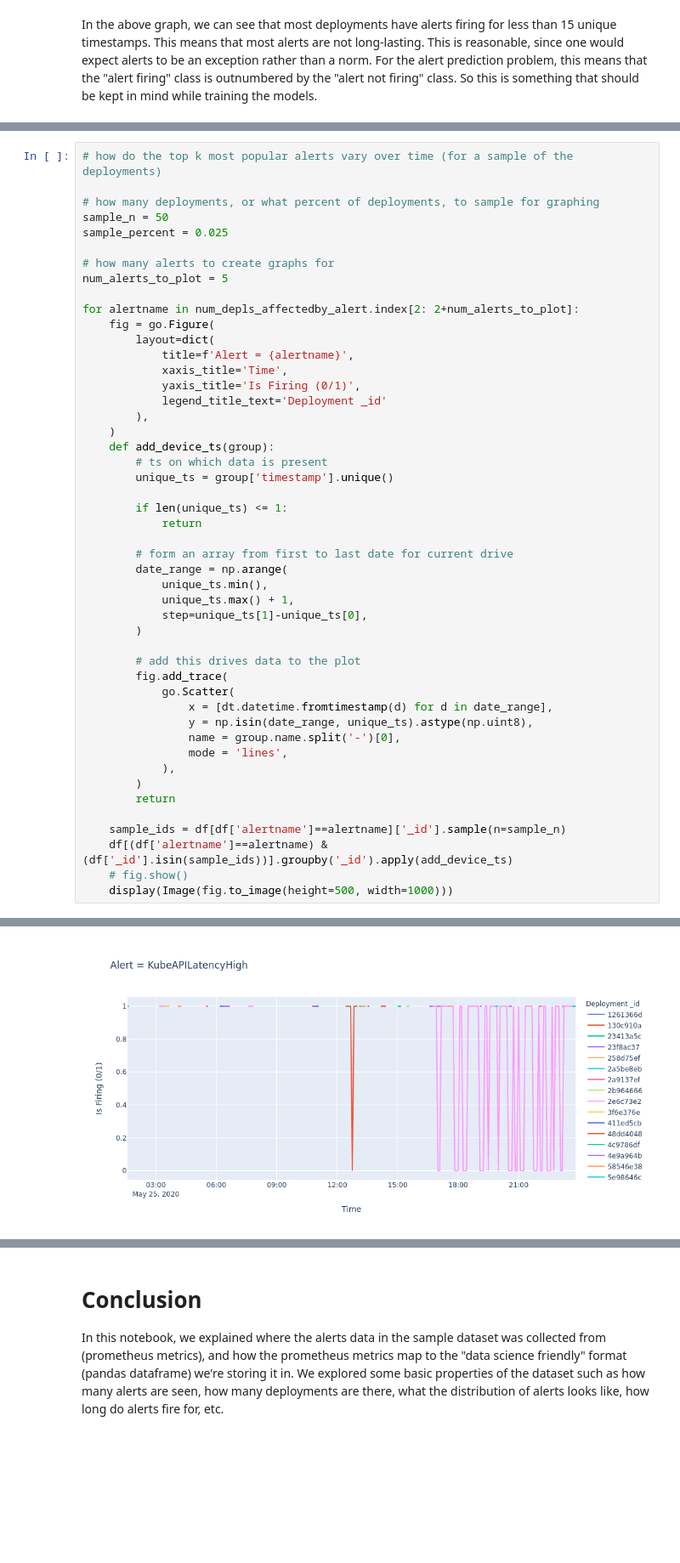
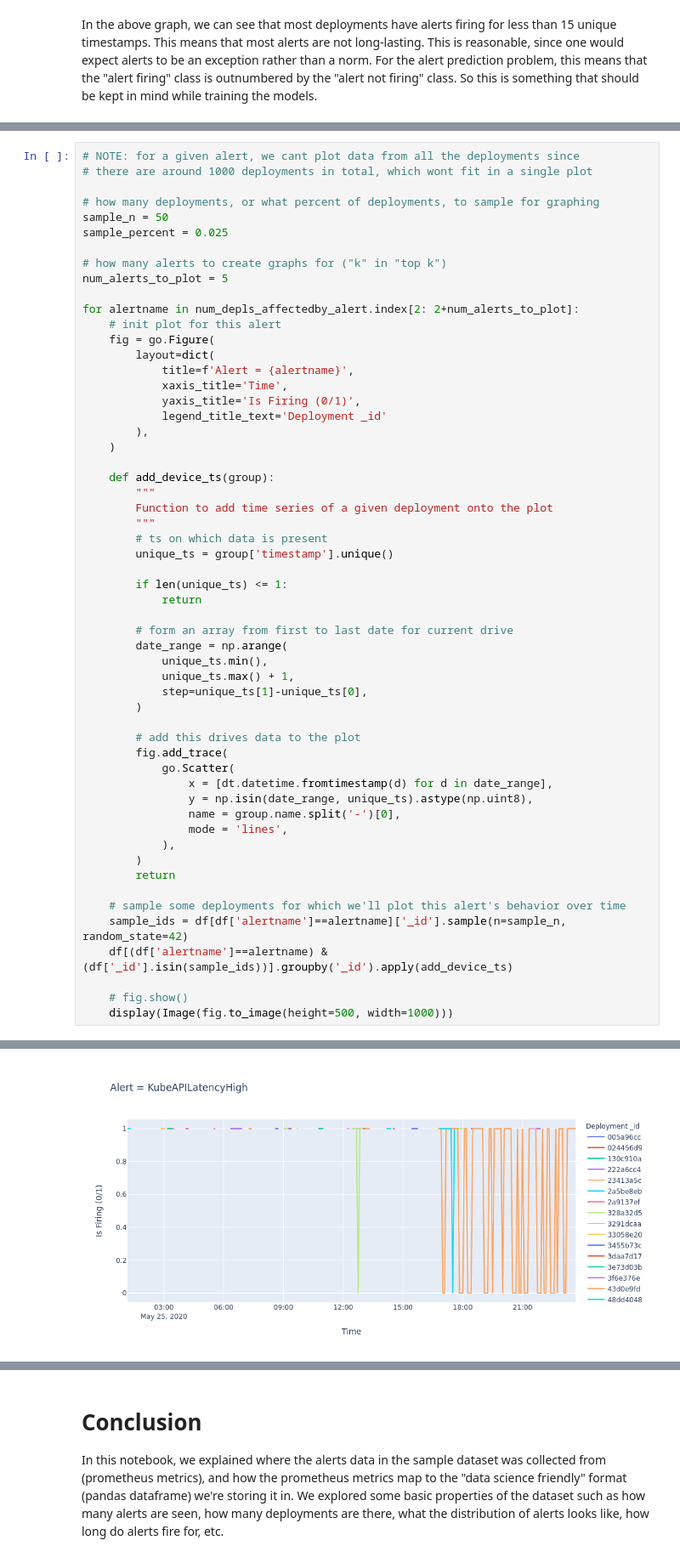
Before and after one commit to aicoe-aiops/ocp-alert-prediction-public, a Jupyter notebook: notebooks/alerts_intro_eda.ipynb, the cells around one changed output, grey strips where cells are left out. Shown at 85% size. Cells and saved outputs as stored; diff of their text form; blank space fills up the shorter version.

Commit message:
Fixed timestamp min/max typo. Converted comments to markdown. Fixed random state for reproducibility

```diff
--- a/notebooks/alerts_intro_eda.ipynb
+++ b/notebooks/alerts_intro_eda.ipynb
@@ -145,14 +153,16 @@ In the above graph, we can see that most deployments have alerts firing for less
 # %%
-# how do the top k most popular alerts vary over time (for a sample of the deployments)
+# NOTE: for a given alert, we cant plot data from all the deployments since
+# there are around 1000 deployments in total, which wont fit in a single plot
 
 # how many deployments, or what percent of deployments, to sample for graphing
 sample_n = 50
 sample_percent = 0.025
 
-# how many alerts to create graphs for
+# how many alerts to create graphs for ("k" in "top k")
 num_alerts_to_plot = 5
 
 for alertname in num_depls_affectedby_alert.index[2: 2+num_alerts_to_plot]:
+    # init plot for this alert
     fig = go.Figure(
         layout=dict(
             title=f'Alert = {alertname}',
@@ -161,7 +171,11 @@ for alertname in num_depls_affectedby_alert.index[2: 2+num_alerts_to_plot]:
             legend_title_text='Deployment _id'
         ),
     )
+
     def add_device_ts(group):
+        """
+        Function to add time series of a given deployment onto the plot
+        """
         # ts on which data is present
         unique_ts = group['timestamp'].unique()
 
@@ -186,8 +200,10 @@ for alertname in num_depls_affectedby_alert.index[2: 2+num_alerts_to_plot]:
         )
         return
 
-    sample_ids = df[df['alertname']==alertname]['_id'].sample(n=sample_n)
+    # sample some deployments for which we'll plot this alert's behavior over time
+    sample_ids = df[df['alertname']==alertname]['_id'].sample(n=sample_n, random_state=42)
     df[(df['alertname']==alertname) & (df['_id'].isin(sample_ids))].groupby('_id').apply(add_device_ts)
+
     # fig.show()
     display(Image(fig.to_image(height=500, width=1000)))
 # %% [output]
@@ -195 +211 @@ for alertname in num_depls_affectedby_alert.index[2: 2+num_alerts_to_plot]:
-[figure, old version]
+[figure, new version]
```
Also changed, not shown: parts of 9 cells of this notebook.
